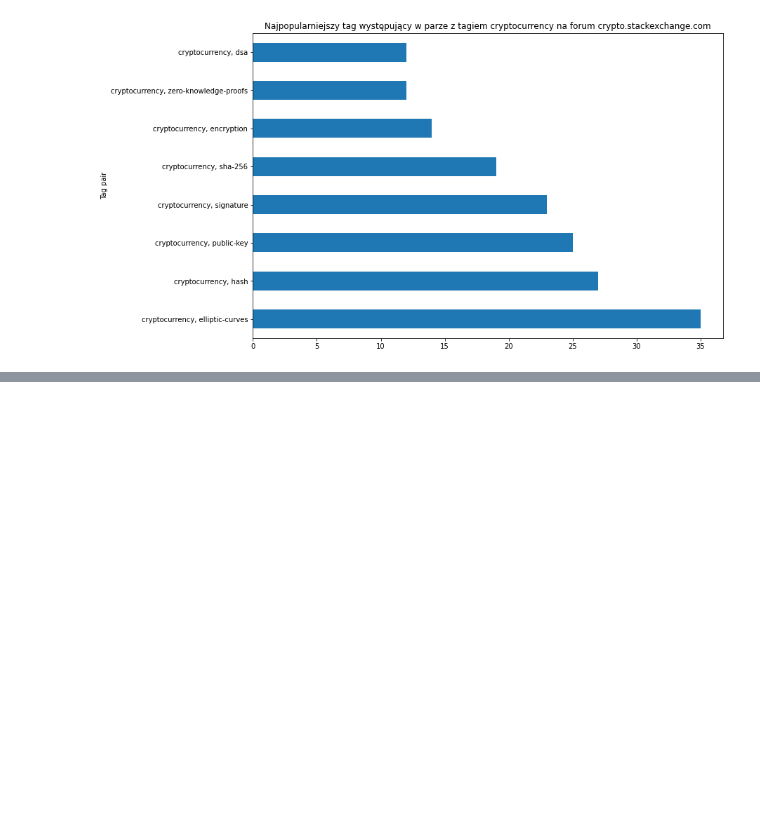
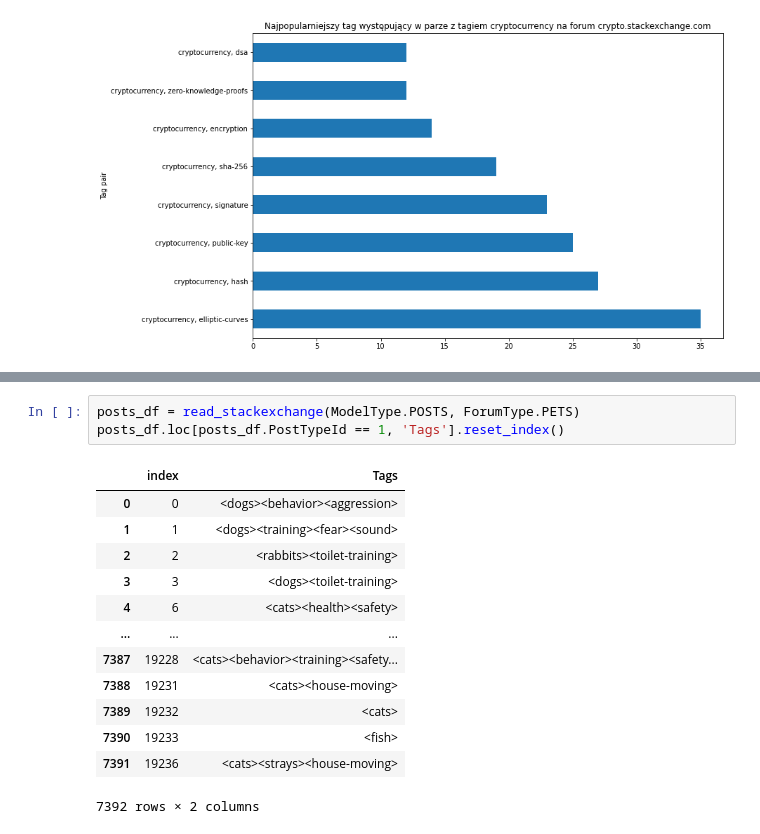
Before and after one commit to Sorebit/pdrpy-pd-2, a Jupyter notebook: notebooks/tags.ipynb, the cells around one changed output, grey strips where cells are left out. Saved outputs shown, nothing was run; the diff lists cells and outputs as text; blank space fills up the shorter version.

```diff
--- a/notebooks/tags.ipynb
+++ b/notebooks/tags.ipynb
@@ -60,0 +70,17 @@ for forum_type, tag in [(ForumType.PETS, 'cats'), (ForumType.CRYPTO, 'cryptocurr
+# %%
+posts_df = read_stackexchange(ModelType.POSTS, ForumType.PETS)
+posts_df.loc[posts_df.PostTypeId == 1, 'Tags'].reset_index()
+# %% [output]
+|  | index | Tags |
+| 0 | 0 | <dogs><behavior><aggression> |
+| 1 | 1 | <dogs><training><fear><sound> |
+| 2 | 2 | <rabbits><toilet-training> |
+| 3 | 3 | <dogs><toilet-training> |
+| 4 | 6 | <cats><health><safety> |
+| ... | ... | ... |
+| 7387 | 19228 | <cats><behavior><training><safety... |
+| 7388 | 19231 | <cats><house-moving> |
+| 7389 | 19232 | <cats> |
+| 7390 | 19233 | <fish> |
+| 7391 | 19236 | <cats><strays><house-moving> |
+7392 rows × 2 columns
```
Also changed, not shown: parts of 1 cell of this notebook, 2 other files.
